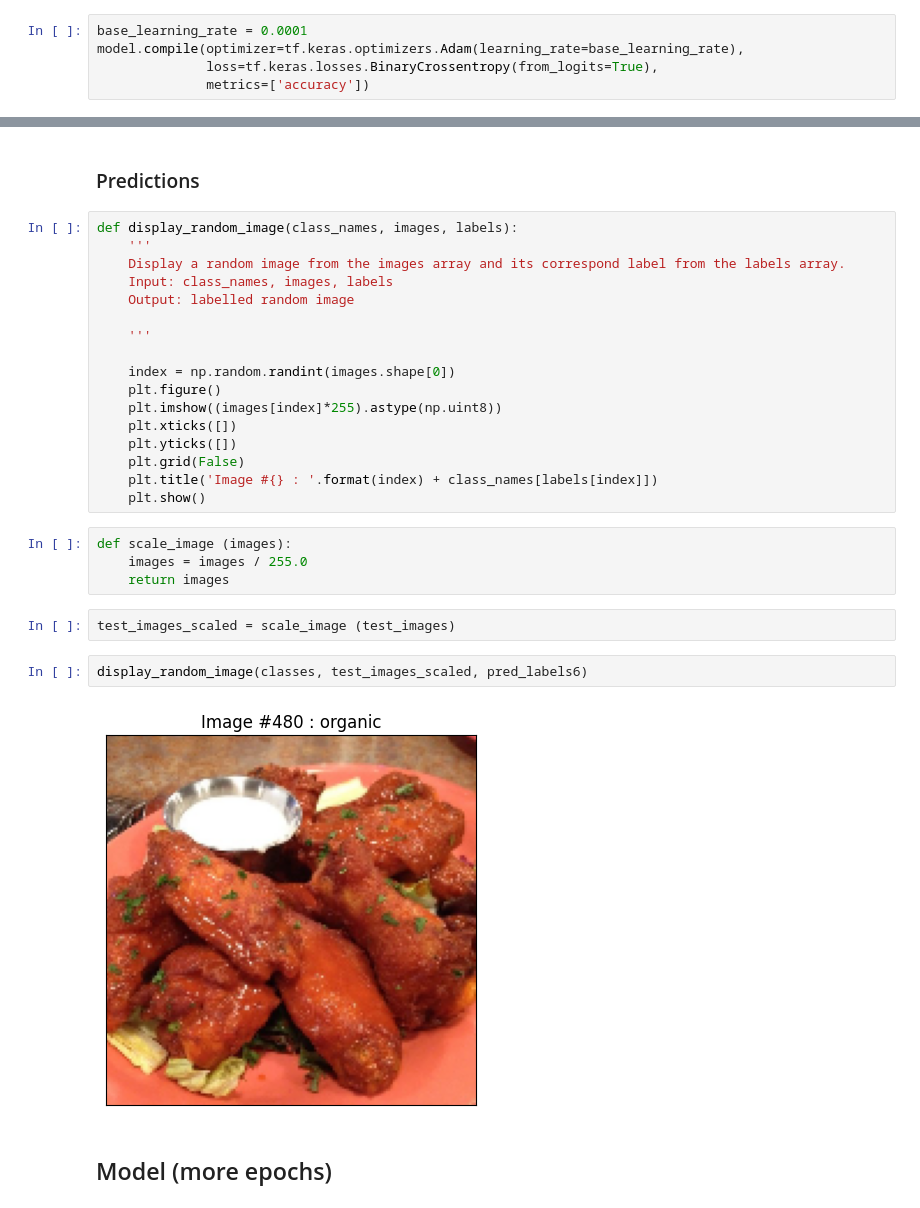
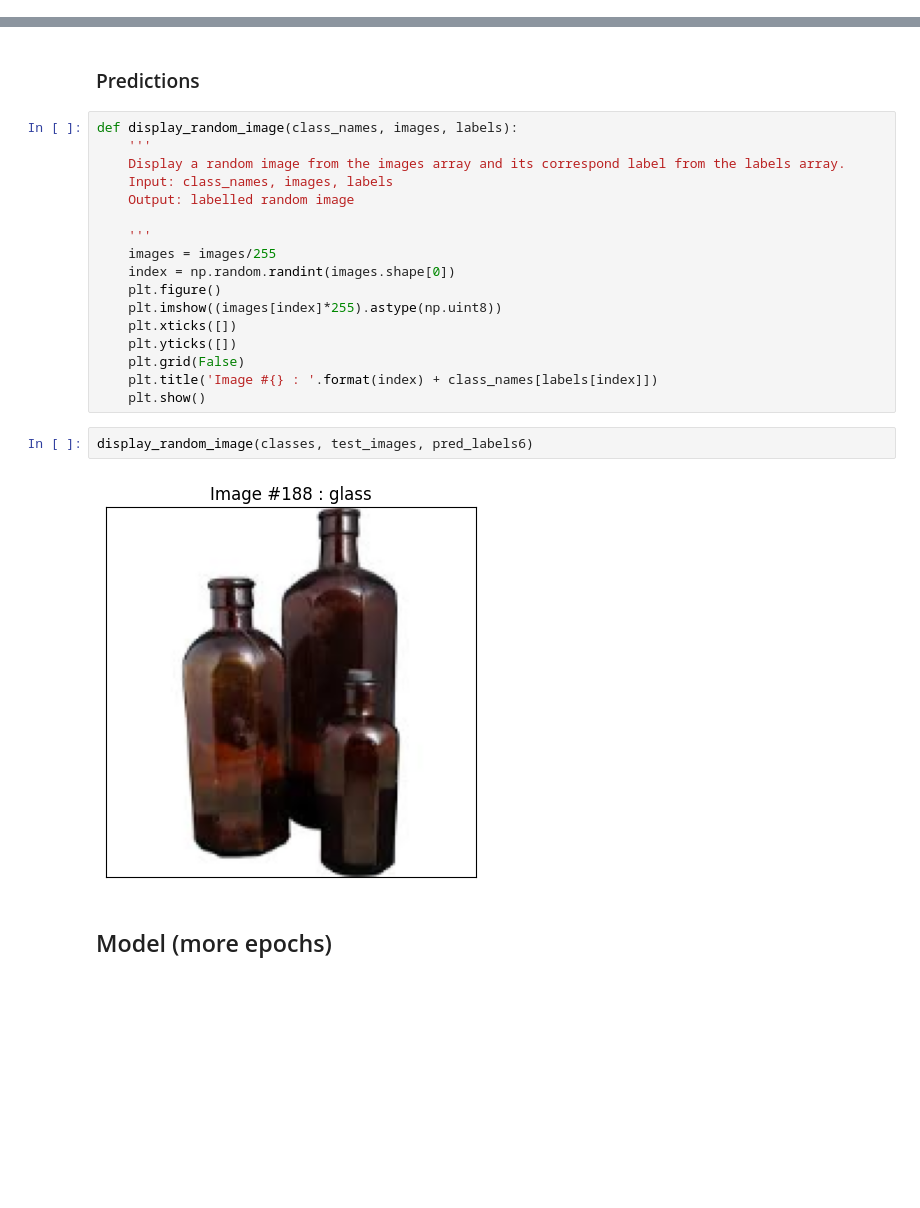
Before and after one commit to Tallaringues/final-project-recycling-helper, a Jupyter notebook: Notebooks/image_class_transfer_learning.ipynb, the cells around one changed output, grey strips where cells are left out. Drawn from its saved outputs; the diff is of its cells as text; blank space fills up the shorter version.

```diff
--- a/Notebooks/image_class_transfer_learning.ipynb
+++ b/Notebooks/image_class_transfer_learning.ipynb
@@ -277,11 +274,6 @@ model.add(Dense(5, activation = 'softmax')) # output
 model.compile(loss = "sparse_categorical_crossentropy",
             optimizer = "adam",
             metrics = ["accuracy"])
-# %%
-base_learning_rate = 0.0001
-model.compile(optimizer=tf.keras.optimizers.Adam(learning_rate=base_learning_rate),
-              loss=tf.keras.losses.BinaryCrossentropy(from_logits=True),
-              metrics=['accuracy'])
 # %%
 from tensorflow.keras.callbacks import EarlyStopping
 checkpoint_path = '../Checkpoints/class-nn6.hdf5'
@@ -373,7 +365,7 @@ def display_random_image(class_names, images, labels):
     Output: labelled random image
 
     '''
-
+    images = images/255
     index = np.random.randint(images.shape[0])
     plt.figure()
     plt.imshow((images[index]*255).astype(np.uint8))
@@ -382,16 +374,10 @@ def display_random_image(class_names, images, labels):
     plt.grid(False)
     plt.title('Image #{} : '.format(index) + class_names[labels[index]])
     plt.show()
-# %%
-def scale_image (images):
-    images = images / 255.0
-    return images
-# %%
-test_images_scaled = scale_image (test_images)
 # %%
-display_random_image(classes, test_images_scaled, pred_labels6)
+display_random_image(classes, test_images, pred_labels6)
 # %% [output]
-[figure, old version]
+[figure, new version]
 # %% [markdown]
 ## Model (more epochs)
 # %%
```
Also changed, not shown: parts of 21 cells of this notebook.
